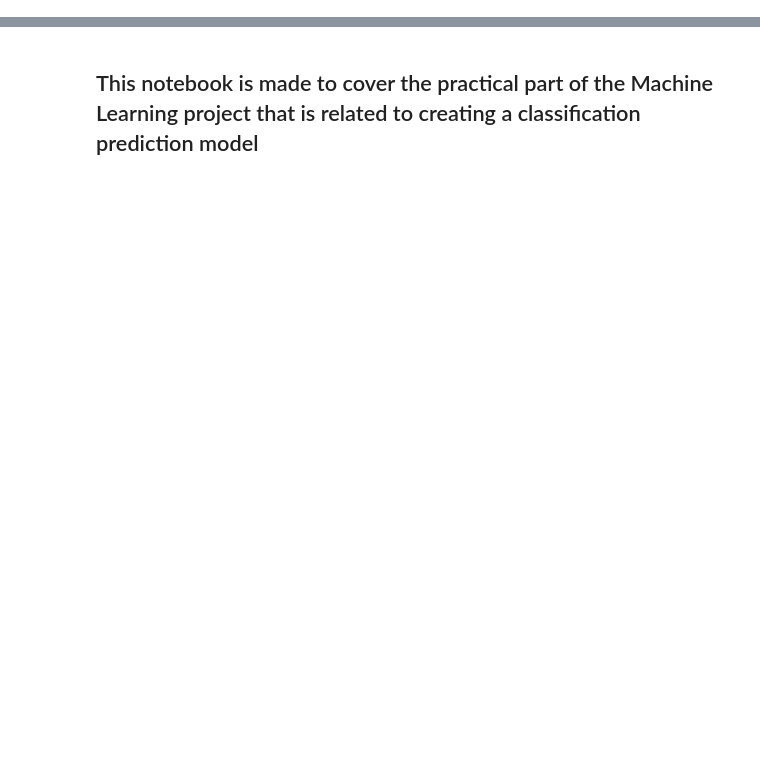
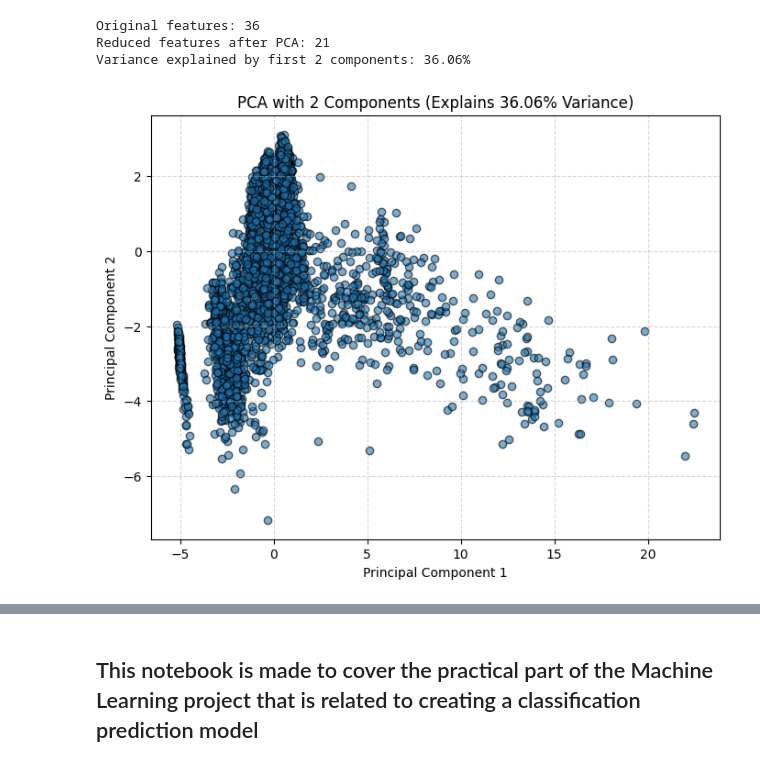
Before and after one commit to SamuelMalaga/M2IS---AI-ML-project, a Jupyter notebook: ML_dropout_study.ipynb, the cells around one changed output, grey strips where cells are left out. Cells and saved outputs as stored; diff of their text form; code cells hidden in the pictures; blank space fills up the shorter version.

```diff
--- a/ML_dropout_study.ipynb
+++ b/ML_dropout_study.ipynb
@@ -0,0 +18,63 @@
+# %%
+from sklearn.preprocessing import StandardScaler
+from sklearn.decomposition import PCA
+import numpy as np
+import matplotlib.pyplot as plt
+
+unsupervised_dataset = raw_dataframe.copy()
+
+unsupervised_dataset = unsupervised_dataset.drop(columns=["Target"])
+
+df_continuous_columns = ['Previous qualification (grade)','Admission grade', 'Unemployment rate',
+    'Inflation rate','GDP', 'Curricular units 1st sem (grade)','Curricular units 2nd sem (grade)']
+
+df_discrete_columns =['Age at enrollment', 'Curricular units 1st sem (credited)','Curricular units 1st sem (enrolled)',
+     'Curricular units 1st sem (evaluations)','Curricular units 1st sem (approved)',
+     'Curricular units 1st sem (without evaluations)', 'Curricular units 2nd sem (enrolled)',
+     'Curricular units 2nd sem (evaluations)','Curricular units 2nd sem (approved)',
+     'Curricular units 2nd sem (without evaluations)'
+    ]
+
+df_categorical_columns = ['Application mode', 'Course', 'Previous qualification',
+                          'Nacionality',"Father's occupation", "Mother's occupation"]
+
+df_ordinal_columns = ['Marital status',  'Application order', "Mother's qualification",
+                      "Father's qualification"]
+
+# Normalize Continuous and Discrete columns
+scaler = StandardScaler()
+unsupervised_dataset[df_continuous_columns + df_discrete_columns] = scaler.fit_transform(unsupervised_dataset[df_continuous_columns + df_discrete_columns])
+
+#Scale Categorical and Ordinal columns (treating them as numerical)
+unsupervised_dataset[df_categorical_columns + df_ordinal_columns] = scaler.fit_transform(unsupervised_dataset[df_categorical_columns + df_ordinal_columns])
+
+# Apply PCA (keep 95% variance)
+pca_95 = PCA(n_components=0.95)
+pca_2_components = PCA(n_components=2)
+X_pca = pca_95.fit_transform(unsupervised_dataset)
+X_pca_2 = pca_2_components.fit_transform(unsupervised_dataset)
+
+# 🚀 Print results
+print(f"Original features: {unsupervised_dataset.shape[1]}")
+print(f"Reduced features after PCA: {X_pca.shape[1]}")
+
+##Test
+explained_variance = np.sum(pca_2_components.explained_variance_ratio_) * 100
+print(f"Variance explained by first 2 components: {explained_variance:.2f}%")
+
+plt.figure(figsize=(8, 6))
+plt.scatter(X_pca_2[:, 0], X_pca_2[:, 1], alpha=0.6, edgecolors='k')
+
+# Labels and title
+plt.xlabel("Principal Component 1")
+plt.ylabel("Principal Component 2")
+plt.title(f"PCA with 2 Components (Explains {explained_variance:.2f}% Variance)")
+
+# Show grid and plot
+plt.grid(True, linestyle='--', alpha=0.5)
+plt.show()
+# %% [output]
+Original features: 36
+Reduced features after PCA: 21
+Variance explained by first 2 components: 36.06%
+[figure, added]
```
Also changed, not shown: parts of 31 cells of this notebook.
